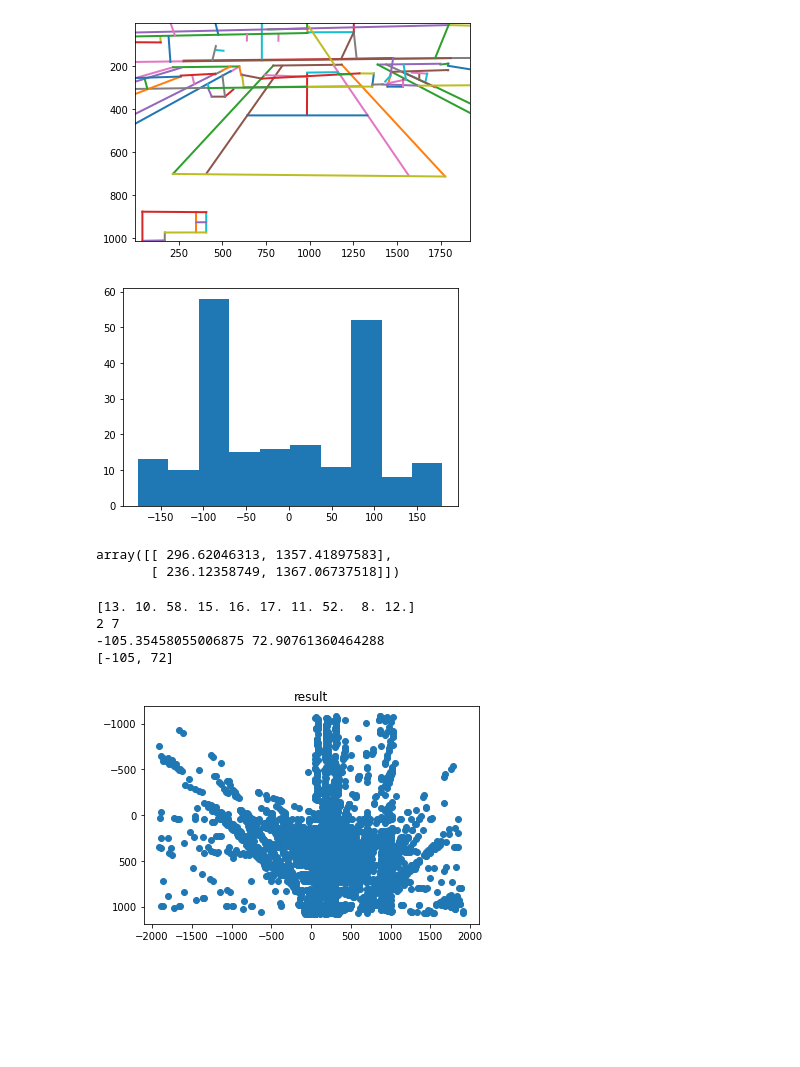
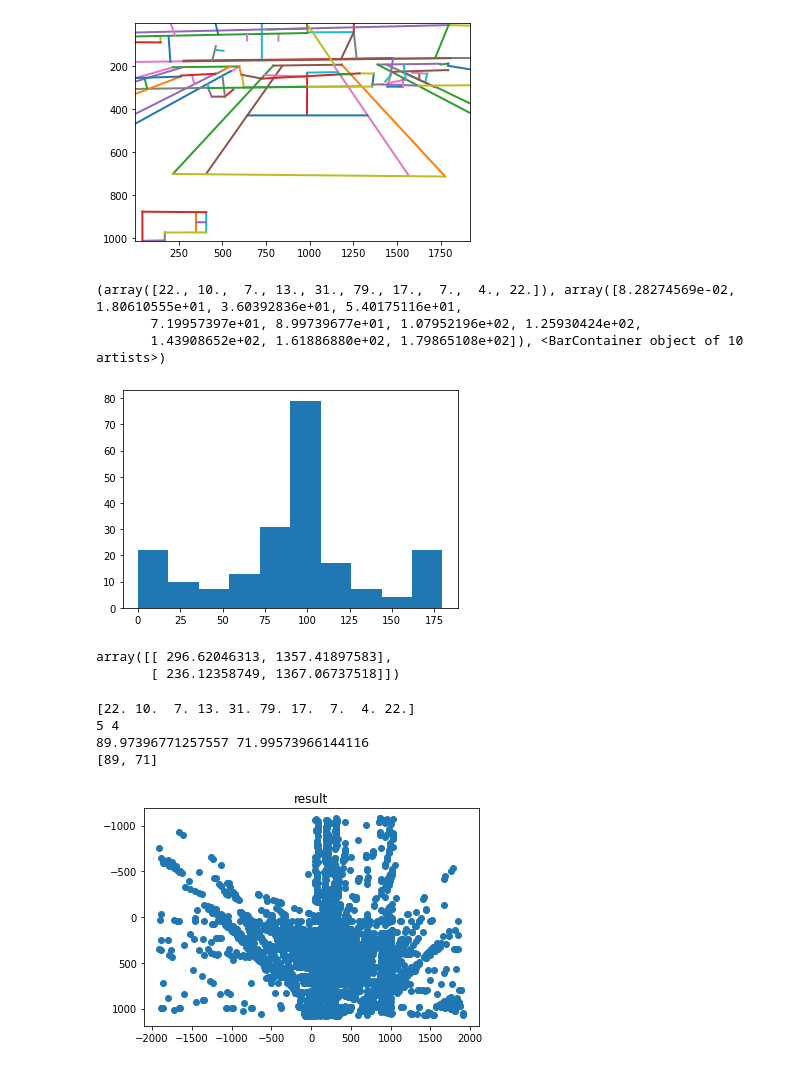
Before and after one commit to basemprince/court_detection, a Jupyter notebook: demo.ipynb, the cells around one changed output. Cells and saved outputs as stored; diff of their text form; code cells hidden in the pictures; blank space fills up the shorter version.

```diff
--- a/demo.ipynb
+++ b/demo.ipynb
@@ -119,7 +119,7 @@ LineVectorizer(
   (loss): BCEWithLogitsLoss()
 )
 # %%
-img = "pictures/01.png"
+img = "pictures/05.jpg"
 print(f"Processing {img}")
 im = skimage.io.imread(img)
 # cv2.imshow("img",im)
@@ -258,25 +252,29 @@ plt.close()
 # %%
 line_w_thetas = []
 thetas=[]
 for line in nlines:
-    if line[0][1]<line[1][1]:
+    if line[0][1]>line[1][1]:
         dy = line[0][1]-line[1][1]
         dx = line[0][0]-line[1][0]
     else:
         dy = line[1][1]-line[0][1]
         dx = line[1][0]-line[0][0]
 
     theta = math.atan2(dy,dx)
     theta *= 180/math.pi
     line_w_thetas.append([line,theta])
     thetas.append(theta)
     # print (theta)
 thetas.sort()
 # print(thetas)
 # np.gradient(thetas)
 result = plt.hist(thetas)
+print(result)
 # %% [output]
+(array([22., 10.,  7., 13., 31., 79., 17.,  7.,  4., 22.]), array([8.28274569e-02, 1.80610555e+01, 3.60392836e+01, 5.40175116e+01,
+       7.19957397e+01, 8.99739677e+01, 1.07952196e+02, 1.25930424e+02,
+       1.43908652e+02, 1.61886880e+02, 1.79865108e+02]), <BarContainer object of 10 artists>)
-[figure, old version]
+[figure, new version]
 # %%
 line_w_thetas[0][0]
 # %% [output]
@@ -293,10 +291,10 @@ print(result[1][ind1],result[1][ind2])
 filter_th = [int(result[1][ind1]),int(result[1][ind2])]
 print(filter_th)
 # %% [output]
-[13. 10. 58. 15. 16. 17. 11. 52.  8. 12.]
-2 7
--105.35458055006875 72.90761360464288
-[-105, 72]
+[22. 10.  7. 13. 31. 79. 17.  7.  4. 22.]
+5 4
+89.97396771257557 71.99573966144116
+[89, 71]
 # %%
 intersect_points = []
 for i in range(len(nlines)):
```
Also changed, not shown: parts of 27 cells of this notebook, 3 other files.
